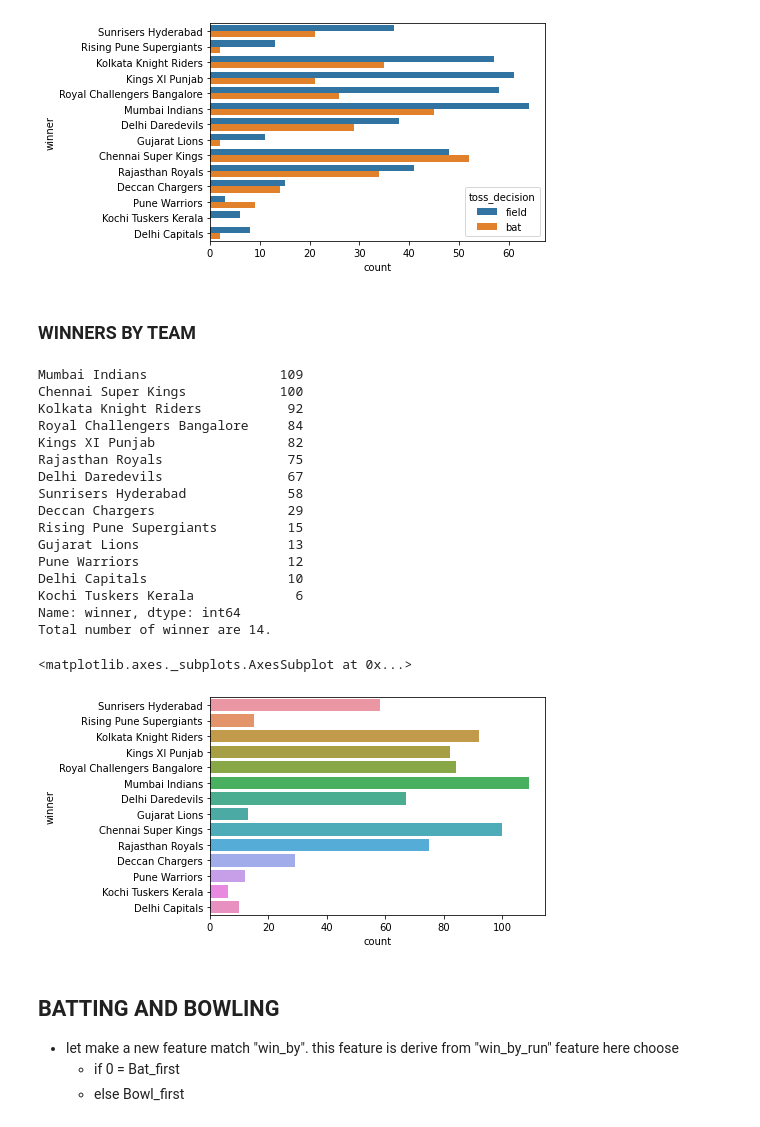
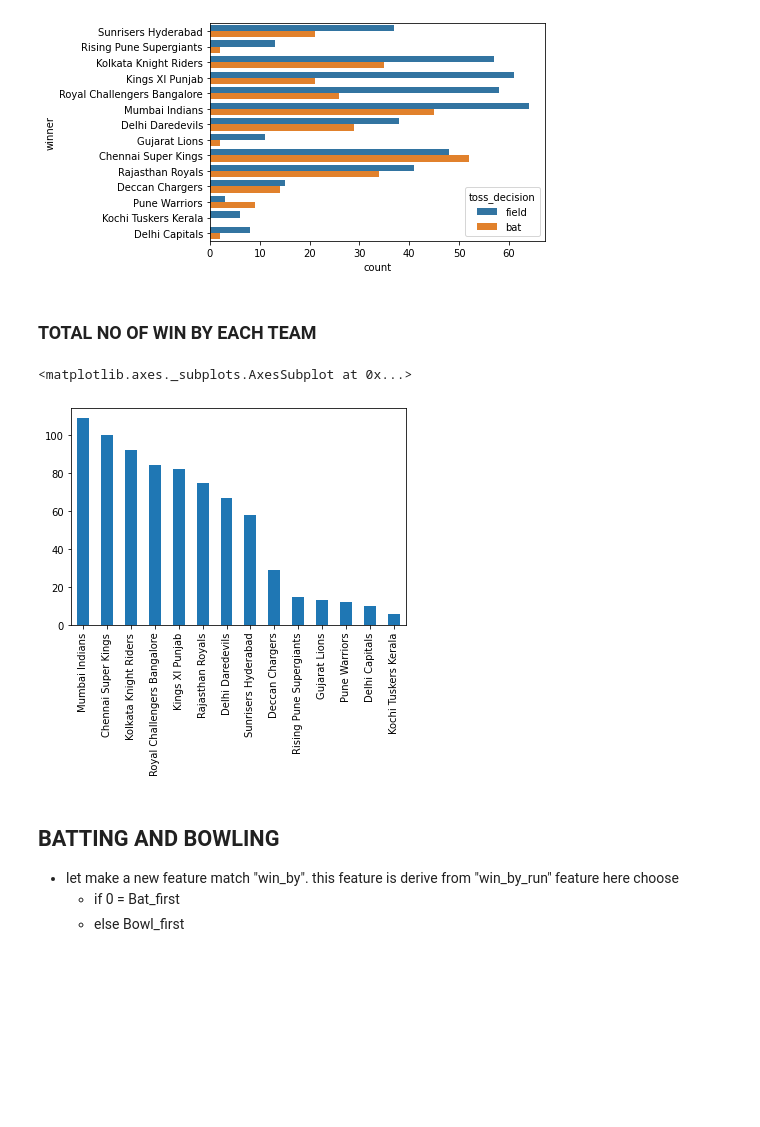
Before and after one commit to coderanandmaurya/EDA-IPL-TEAM, a Jupyter notebook: Exploratory Data Analysis - Sports.ipynb, the cells around one changed output. Saved outputs shown, nothing was run; the diff lists cells and outputs as text; code cells hidden in the pictures; blank space fills up the shorter version.

```diff
--- a/Exploratory Data Analysis - Sports.ipynb
+++ b/Exploratory Data Analysis - Sports.ipynb
@@ -435,31 +348,12 @@ plt.show()
 # %% [output]
 [figure]
 # %% [markdown]
-### WINNERS BY TEAM
+### TOTAL NO OF WIN BY EACH TEAM
-# %%
-result(matches,"winner")
-# %% [output]
-Mumbai Indians                 109
-Chennai Super Kings            100
-Kolkata Knight Riders           92
-Royal Challengers Bangalore     84
-Kings XI Punjab                 82
-Rajasthan Royals                75
-Delhi Daredevils                67
-Sunrisers Hyderabad             58
-Deccan Chargers                 29
-Rising Pune Supergiants         15
-Gujarat Lions                   13
-Pune Warriors                   12
-Delhi Capitals                  10
-Kochi Tuskers Kerala             6
-Name: winner, dtype: int64
-Total number of winner are 14.
-# %%
-sns.countplot(y='winner',data=matches)
-# %% [output]
-<matplotlib.axes._subplots.AxesSubplot at 0x...>
-[figure, removed]
+# %%
+matches["winner"].value_counts().plot.bar()
+# %% [output]
+<matplotlib.axes._subplots.AxesSubplot at 0x...>
+[figure, added]
 # %% [markdown]
 ## BATTING AND BOWLING
    - let make a new feature match "win_by". this feature is derive from "win_by_run" feature here choose
```
Also changed, not shown: parts of 63 cells of this notebook.
